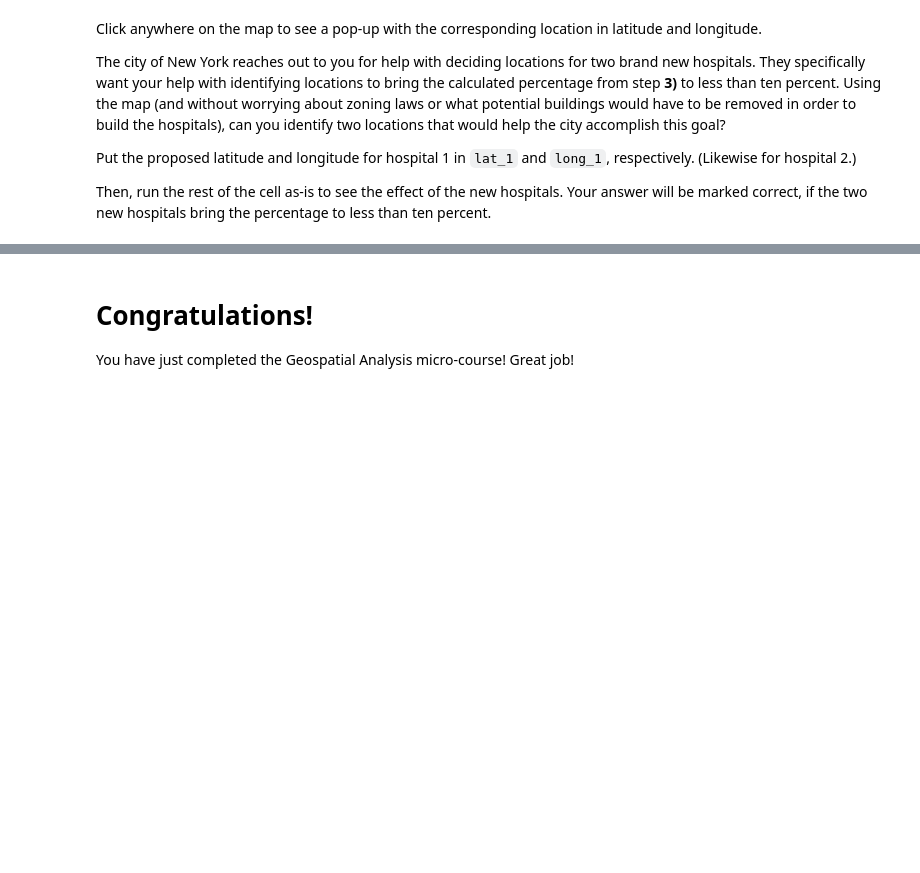
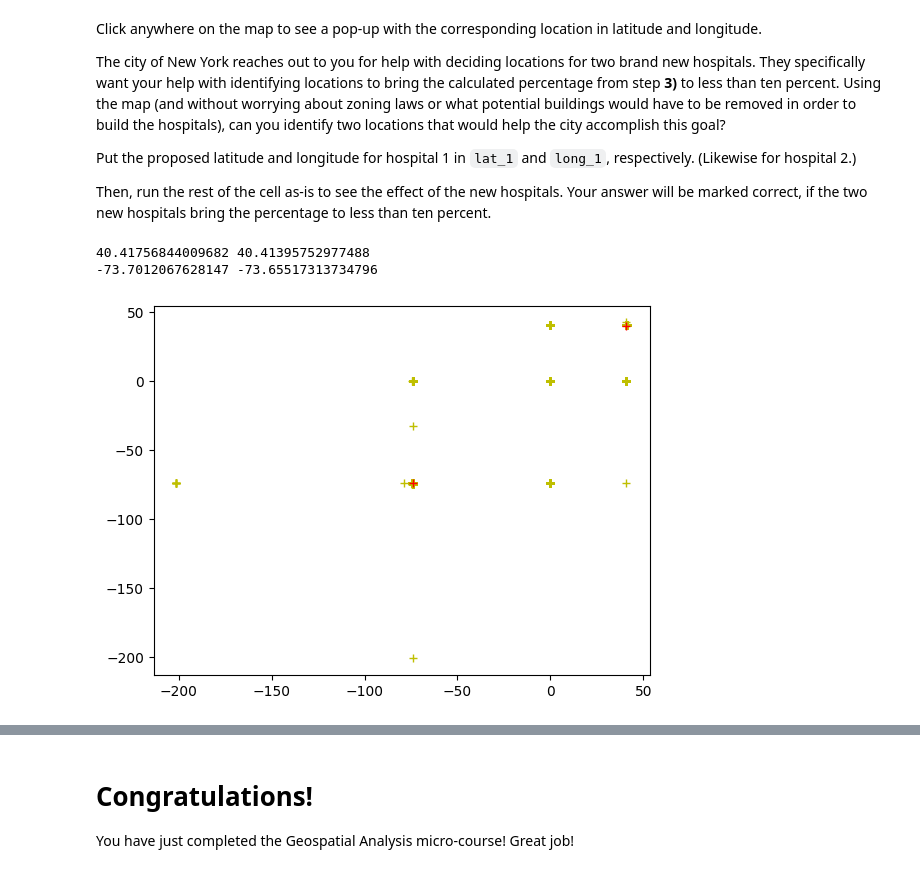
Before and after one commit to dangtrantrung/-Geospatial-Analysis-course, a Jupyter notebook: Exercise_Proximity_Analysis.ipynb, the cells around one changed output, grey strips where cells are left out. Cells and saved outputs as stored; diff of their text form; code cells hidden in the pictures; blank space fills up the shorter version.

```diff
--- a/Exercise_Proximity_Analysis.ipynb
+++ b/Exercise_Proximity_Analysis.ipynb
@@ -380,0 +388,17 @@ Then, run the rest of the cell as-is to see the effect of the new hospitals.  Yo
+# %%
+X=outside_range['LATITUDE']
+Y=outside_range['LONGITUDE']
+COORDS=[X,Y]
+COORDS=numpy.array(COORDS).reshape(len(X),2)
+
+#print(COORDS)
+kmeans = KMeans(n_clusters=2, random_state=0).fit(COORDS)
+for point in COORDS:
+   plt.plot(point[0],point[1],'y+')
+for center in kmeans.cluster_centers_:
+   plt.plot(center[0],center[1],'r+')
+   print(center[0],center[1])
+# %% [output]
+40.41756844009682 40.41395752977488
+-73.7012067628147 -73.65517313734796
+[figure, added]
```
Also changed, not shown: parts of 4 cells of this notebook.
